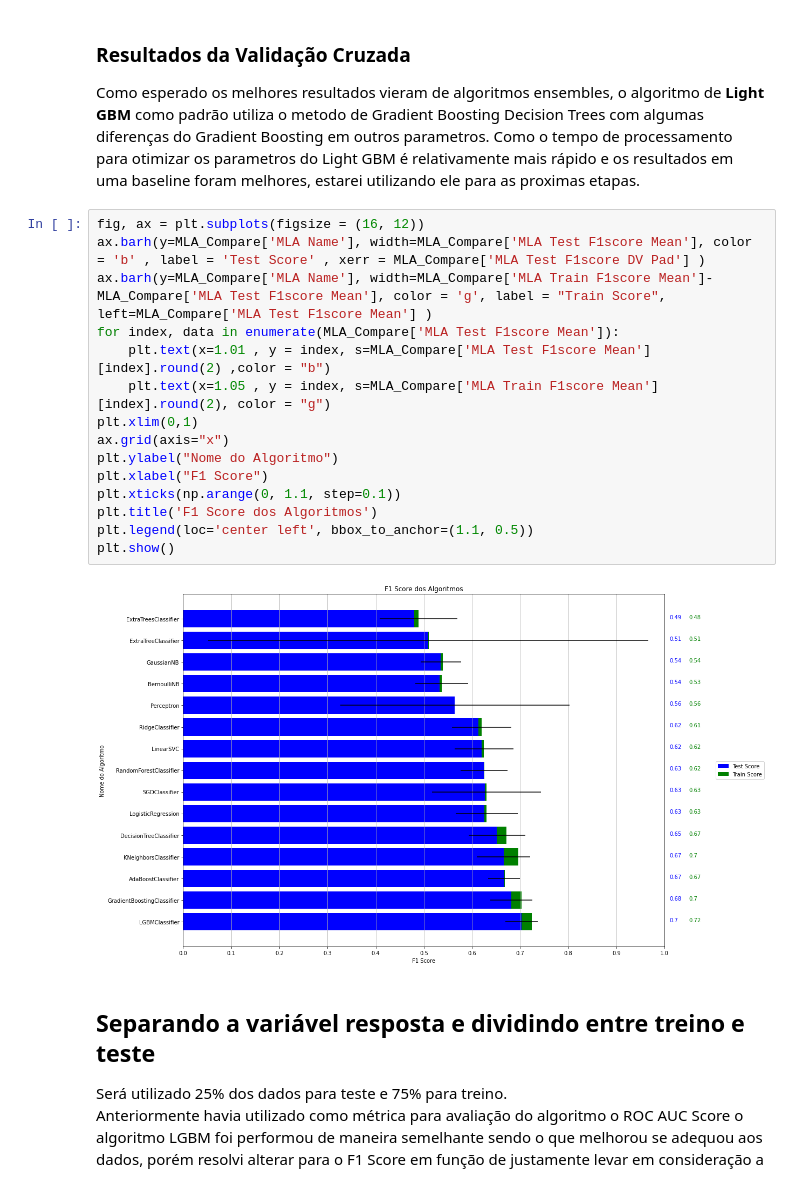
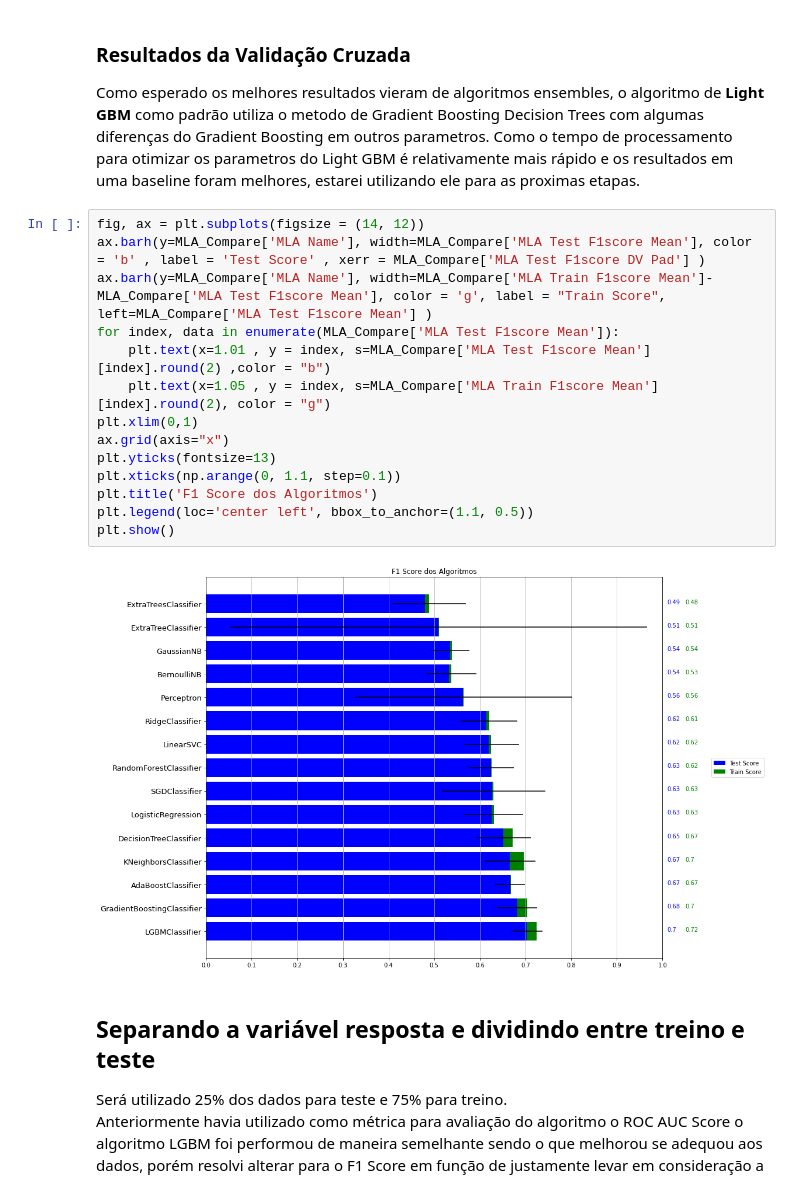
Before and after one commit to thifujikawa/clientes_olist, a Jupyter notebook: Modelling/modelling.ipynb, the cells around one changed output. Cells and saved outputs as stored; diff of their text form.

```diff
--- a/Modelling/modelling.ipynb
+++ b/Modelling/modelling.ipynb
@@ -269,22 +269,21 @@ Processando o algoritmo LGBMClassifier
 Como esperado os melhores resultados vieram de algoritmos ensembles, o algoritmo de **Light GBM** como padrão utiliza o metodo de Gradient Boosting Decision Trees com algumas diferenças do Gradient Boosting em outros parametros.
 Como o tempo de processamento para otimizar os parametros do Light GBM é relativamente mais rápido e os resultados em uma baseline foram melhores, estarei utilizando ele para as proximas etapas.
 # %%
-fig, ax = plt.subplots(figsize = (16, 12))
+fig, ax = plt.subplots(figsize = (14, 12))
 ax.barh(y=MLA_Compare['MLA Name'], width=MLA_Compare['MLA Test F1score Mean'], color = 'b' , label = 'Test Score' , xerr = MLA_Compare['MLA Test F1score DV Pad'] )
 ax.barh(y=MLA_Compare['MLA Name'], width=MLA_Compare['MLA Train F1score Mean']- MLA_Compare['MLA Test F1score Mean'], color = 'g', label = "Train Score", left=MLA_Compare['MLA Test F1score Mean'] )
 for index, data in enumerate(MLA_Compare['MLA Test F1score Mean']):
     plt.text(x=1.01 , y = index, s=MLA_Compare['MLA Test F1score Mean'][index].round(2) ,color = "b")
     plt.text(x=1.05 , y = index, s=MLA_Compare['MLA Train F1score Mean'][index].round(2), color = "g")
 plt.xlim(0,1)
 ax.grid(axis="x")
-plt.ylabel("Nome do Algoritmo")
-plt.xlabel("F1 Score")
+plt.yticks(fontsize=13)
 plt.xticks(np.arange(0, 1.1, step=0.1))
 plt.title('F1 Score dos Algoritmos')
 plt.legend(loc='center left', bbox_to_anchor=(1.1, 0.5))
 plt.show()
 # %% [output]
-[figure, old version]
+[figure, new version]
 # %% [markdown]
 ## Separando a variável resposta e dividindo entre treino e teste
 Será utilizado 25% dos dados para teste e 75% para treino.
```
Also changed, not shown: 1 other file.
